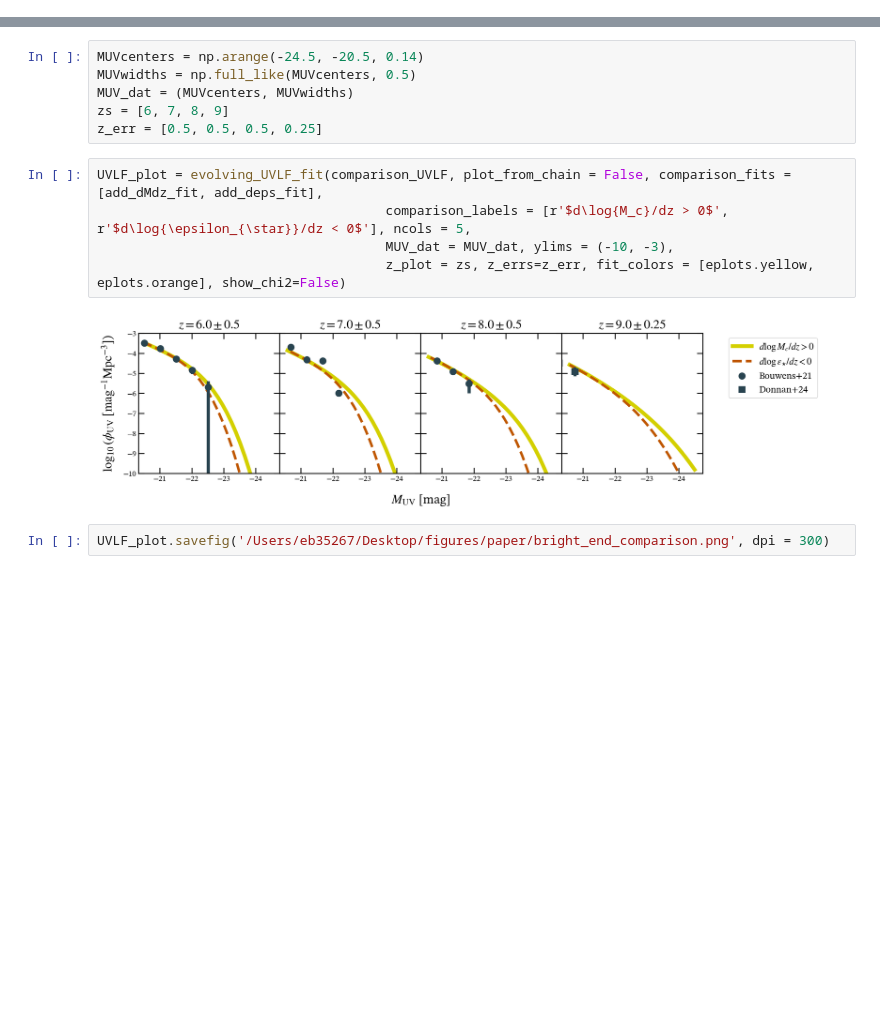
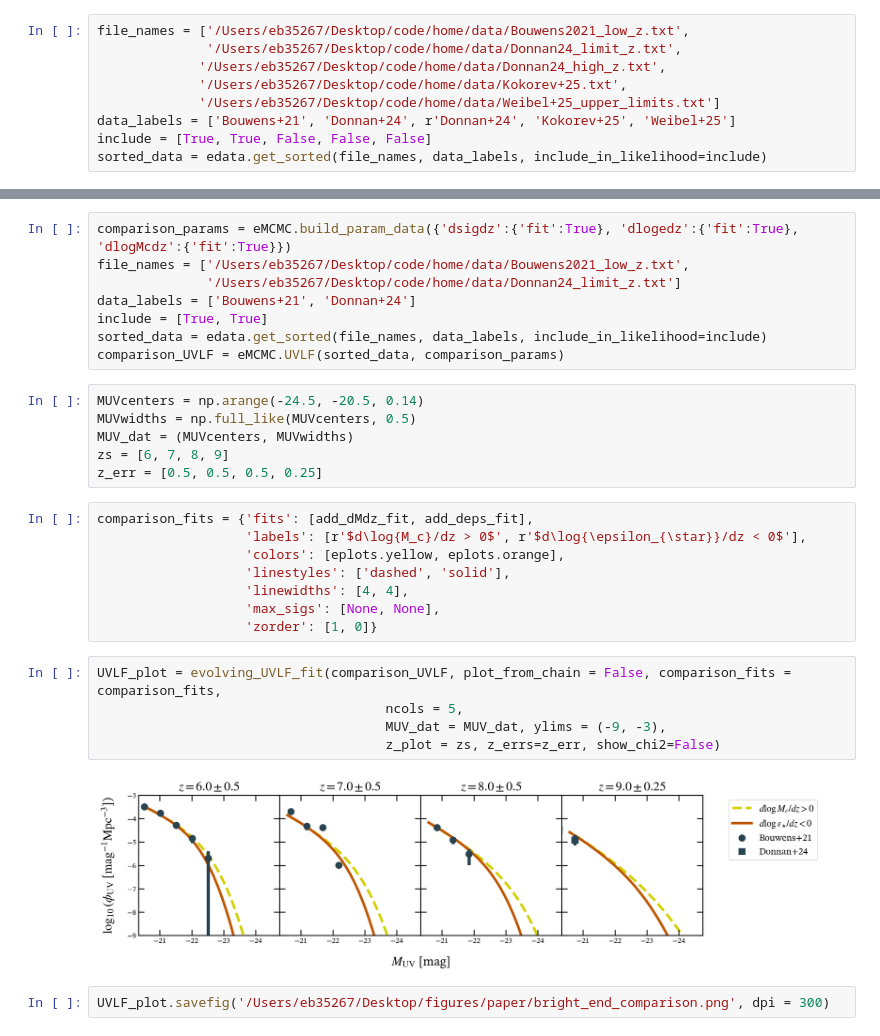
Before and after one commit to ebregou/modeling_stochasticity, a Jupyter notebook: notebooks/make_polished_plots/paper.ipynb, the cells around one changed output, grey strips where cells are left out. Cells and saved outputs as stored; diff of their text form; blank space fills up the shorter version.

```diff
--- a/notebooks/make_polished_plots/paper.ipynb
+++ b/notebooks/make_polished_plots/paper.ipynb
@@ -93,3 +95,12 @@ NameError: name 'cut_sample_flat' is not defined
 corner.savefig('/Users/eb35267/Desktop/figures/paper/corner.png', dpi = 300)
 # %% [markdown]
 # UVLF
+# %%
+file_names = ['/Users/eb35267/Desktop/code/home/data/Bouwens2021_low_z.txt',
+              '/Users/eb35267/Desktop/code/home/data/Donnan24_limit_z.txt',
+             '/Users/eb35267/Desktop/code/home/data/Donnan24_high_z.txt',
+             '/Users/eb35267/Desktop/code/home/data/Kokorev+25.txt',
+             '/Users/eb35267/Desktop/code/home/data/Weibel+25_upper_limits.txt']
+data_labels = ['Bouwens+21', 'Donnan+24', r'Donnan+24', 'Kokorev+25', 'Weibel+25']
+include = [True, True, False, False, False]
+sorted_data = edata.get_sorted(file_names, data_labels, include_in_likelihood=include)
@@ -547,19 +578,35 @@ sfe_comparison = sfe_shape_diff_z(comparison_UVLF, [add_dMdz_fit, add_deps_fit],
 sfe_comparison.savefig('/Users/eb35267/Desktop/figures/paper/sfe.png', dpi = 300)
 # %% [markdown]
 # Bright end comparison
+# %%
+comparison_params = eMCMC.build_param_data({'dsigdz':{'fit':True}, 'dlogedz':{'fit':True}, 'dlogMcdz':{'fit':True}})
+file_names = ['/Users/eb35267/Desktop/code/home/data/Bouwens2021_low_z.txt',
+              '/Users/eb35267/Desktop/code/home/data/Donnan24_limit_z.txt']
+data_labels = ['Bouwens+21', 'Donnan+24']
+include = [True, True]
+sorted_data = edata.get_sorted(file_names, data_labels, include_in_likelihood=include)
+comparison_UVLF = eMCMC.UVLF(sorted_data, comparison_params)
 # %%
 MUVcenters = np.arange(-24.5, -20.5, 0.14)
 MUVwidths = np.full_like(MUVcenters, 0.5)
 MUV_dat = (MUVcenters, MUVwidths)
 zs = [6, 7, 8, 9]
 z_err = [0.5, 0.5, 0.5, 0.25]
+# %%
+comparison_fits = {'fits': [add_dMdz_fit, add_deps_fit],
+                   'labels': [r'$d\log{M_c}/dz > 0$', r'$d\log{\epsilon_{\star}}/dz < 0$'],
+                   'colors': [eplots.yellow, eplots.orange],
+                   'linestyles': ['dashed', 'solid'],
+                   'linewidths': [4, 4],
+                   'max_sigs': [None, None],
+                   'zorder': [1, 0]}
 # %%
-UVLF_plot = evolving_UVLF_fit(comparison_UVLF, plot_from_chain = False, comparison_fits = [add_dMdz_fit, add_deps_fit],
-                                     comparison_labels = [r'$d\log{M_c}/dz > 0$', r'$d\log{\epsilon_{\star}}/dz < 0$'], ncols = 5,
-                                     MUV_dat = MUV_dat, ylims = (-10, -3),
-                                     z_plot = zs, z_errs=z_err, fit_colors = [eplots.yellow, eplots.orange], show_chi2=False)
+UVLF_plot = evolving_UVLF_fit(comparison_UVLF, plot_from_chain = False, comparison_fits = comparison_fits,
+                                     ncols = 5,
+                                     MUV_dat = MUV_dat, ylims = (-9, -3),
+                                     z_plot = zs, z_errs=z_err, show_chi2=False)
 # %% [output]
-[figure, old version]
+[figure, new version]
 # %%
 UVLF_plot.savefig('/Users/eb35267/Desktop/figures/paper/bright_end_comparison.png', dpi = 300)
 # %%
```
Also changed, not shown: parts of 27 cells of this notebook, 3 other files.
